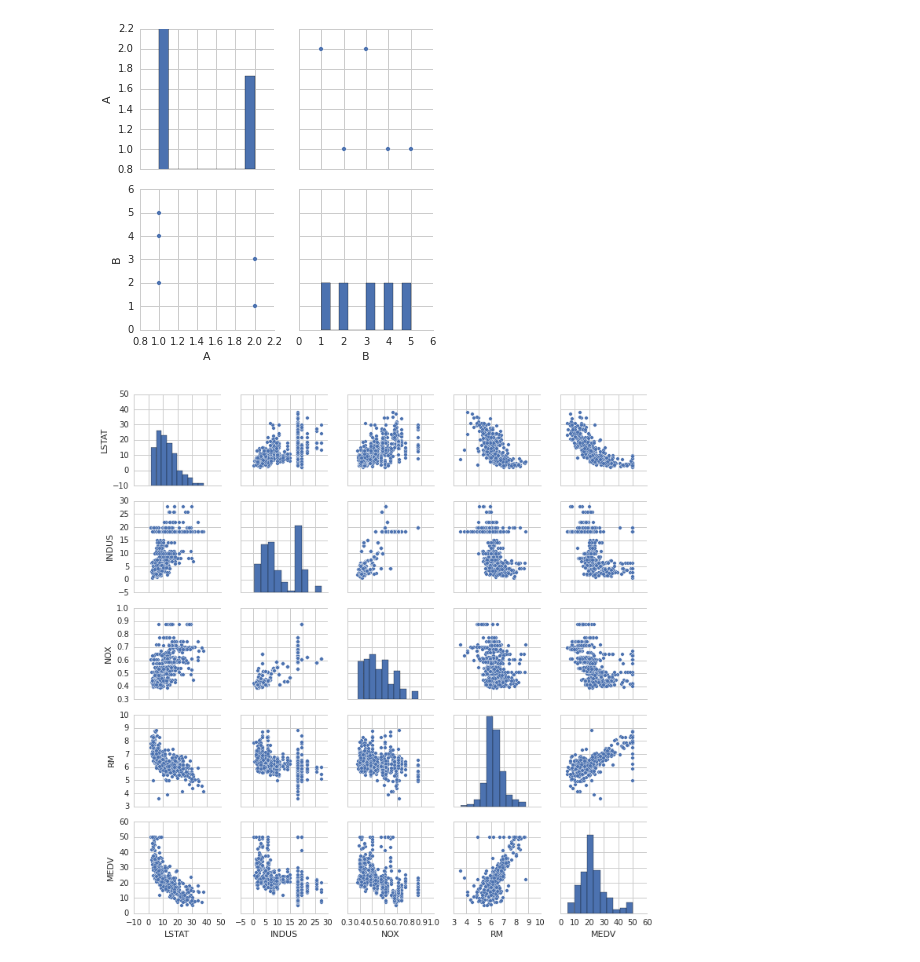
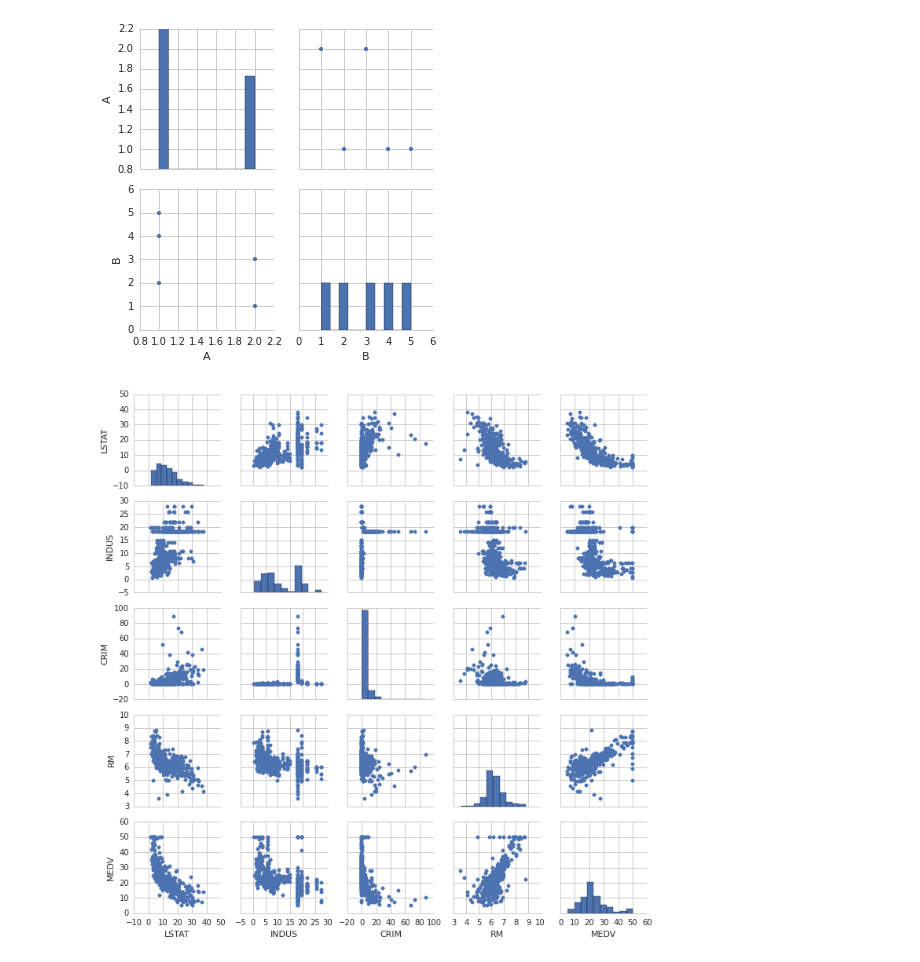
Before and after one commit to mikeplavsky/ml_test, a Jupyter notebook: EDA - exploratory data analysis.ipynb, the cells around one changed output. Cells and saved outputs as stored; diff of their text form; code cells hidden in the pictures.

```diff
--- a/EDA - exploratory data analysis.ipynb
+++ b/EDA - exploratory data analysis.ipynb
@@ -6,11 +6,11 @@ x = sns.pairplot(r)
 # %%
 import matplotlib.pyplot as plt
 %matplotlib inline
 
 import seaborn as sns
 sns.set(style="whitegrid", context="notebook")
 
-cols = ["LSTAT", "INDUS","NOX", "RM","MEDV"]
+cols = ["LSTAT", "INDUS","CRIM", "RM","MEDV"]
 r = sns.pairplot(df[cols], size=2.0)
 # %% [output]
-[figure, old version]
+[figure, new version]
```
Also changed, not shown: parts of 3 cells of this notebook.
